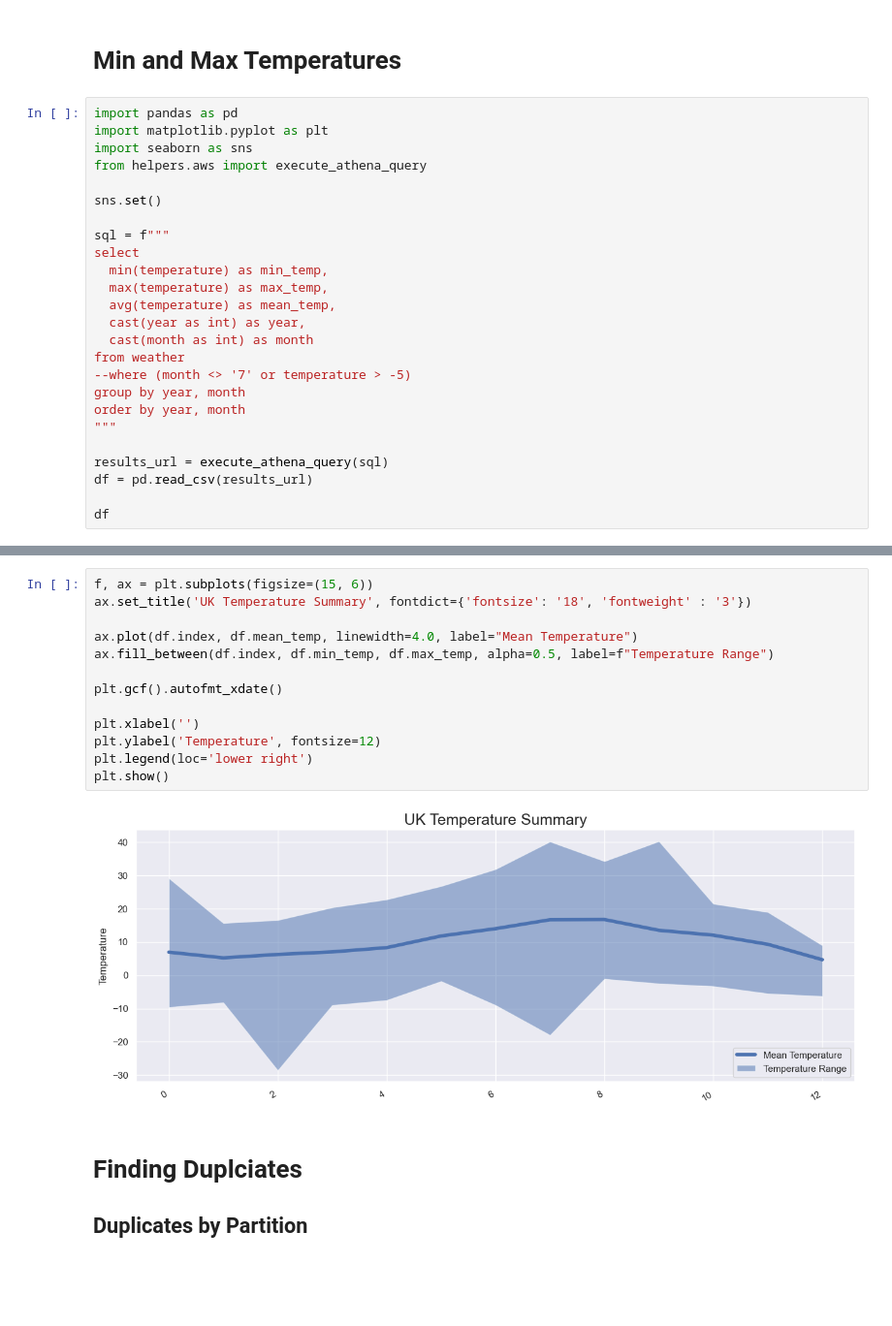
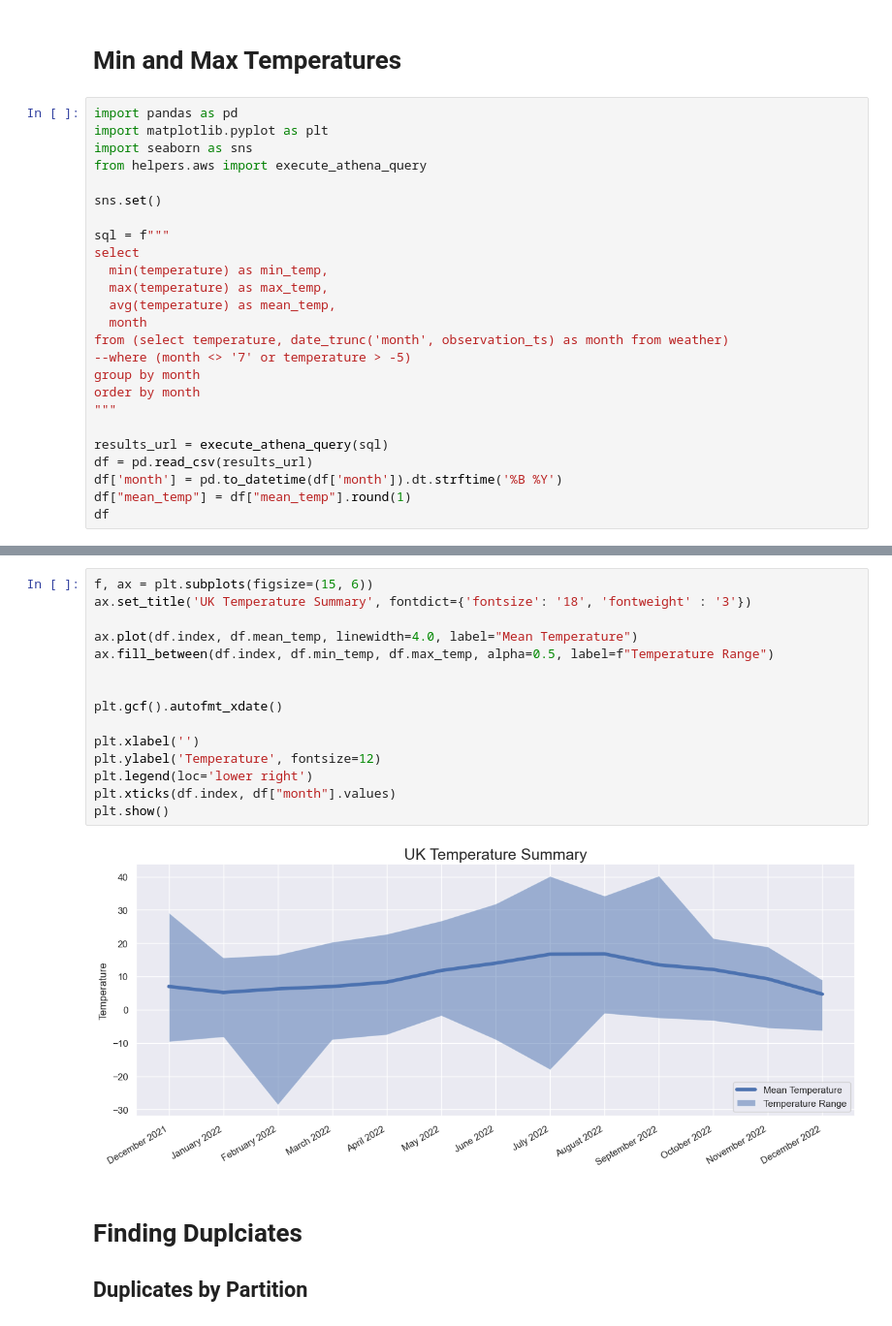
Before and after one commit to DanteLore/weather-etl, a Jupyter notebook: notebooks/data_quality.ipynb, the cells around one changed output, grey strips where cells are left out. Shown: that part at 97% size. Cells and saved outputs as stored; diff of their text form; blank space fills up the shorter version.

```diff
--- a/notebooks/data_quality.ipynb
+++ b/notebooks/data_quality.ipynb
@@ -13,16 +13,16 @@ select
   min(temperature) as min_temp,
   max(temperature) as max_temp,
   avg(temperature) as mean_temp,
-  cast(year as int) as year,
-  cast(month as int) as month
-from weather
+  month
+from (select temperature, date_trunc('month', observation_ts) as month from weather)
 --where (month <> '7' or temperature > -5)
-group by year, month
-order by year, month
+group by month
+order by month
 """
 
 results_url = execute_athena_query(sql)
 df = pd.read_csv(results_url)
-
+df['month'] = pd.to_datetime(df['month']).dt.strftime('%B %Y')
+df["mean_temp"] = df["mean_temp"].round(1)
 df
 # %% [output]
@@ -43,18 +43,20 @@ df
 # %%
 f, ax = plt.subplots(figsize=(15, 6))
 ax.set_title('UK Temperature Summary', fontdict={'fontsize': '18', 'fontweight' : '3'})
 
 ax.plot(df.index, df.mean_temp, linewidth=4.0, label="Mean Temperature")
 ax.fill_between(df.index, df.min_temp, df.max_temp, alpha=0.5, label=f"Temperature Range")
 
+
 plt.gcf().autofmt_xdate()
 
 plt.xlabel('')
 plt.ylabel('Temperature', fontsize=12)
 plt.legend(loc='lower right')
+plt.xticks(df.index, df["month"].values)
 plt.show()
 # %% [output]
-[figure, old version]
+[figure, new version]
 # %% [markdown]
 # Finding Duplciates
 
```
Also changed, not shown: parts of 5 cells of this notebook.
